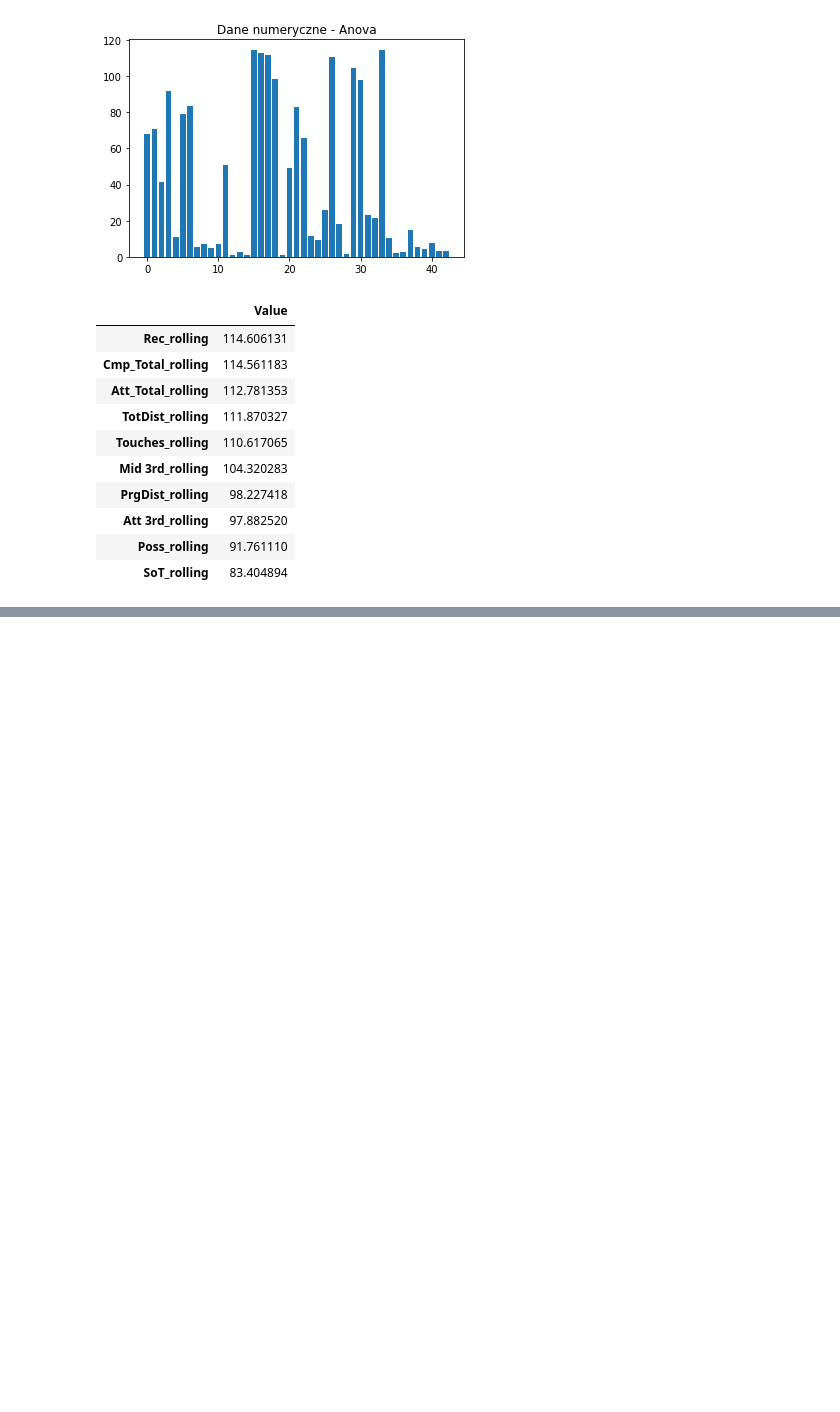
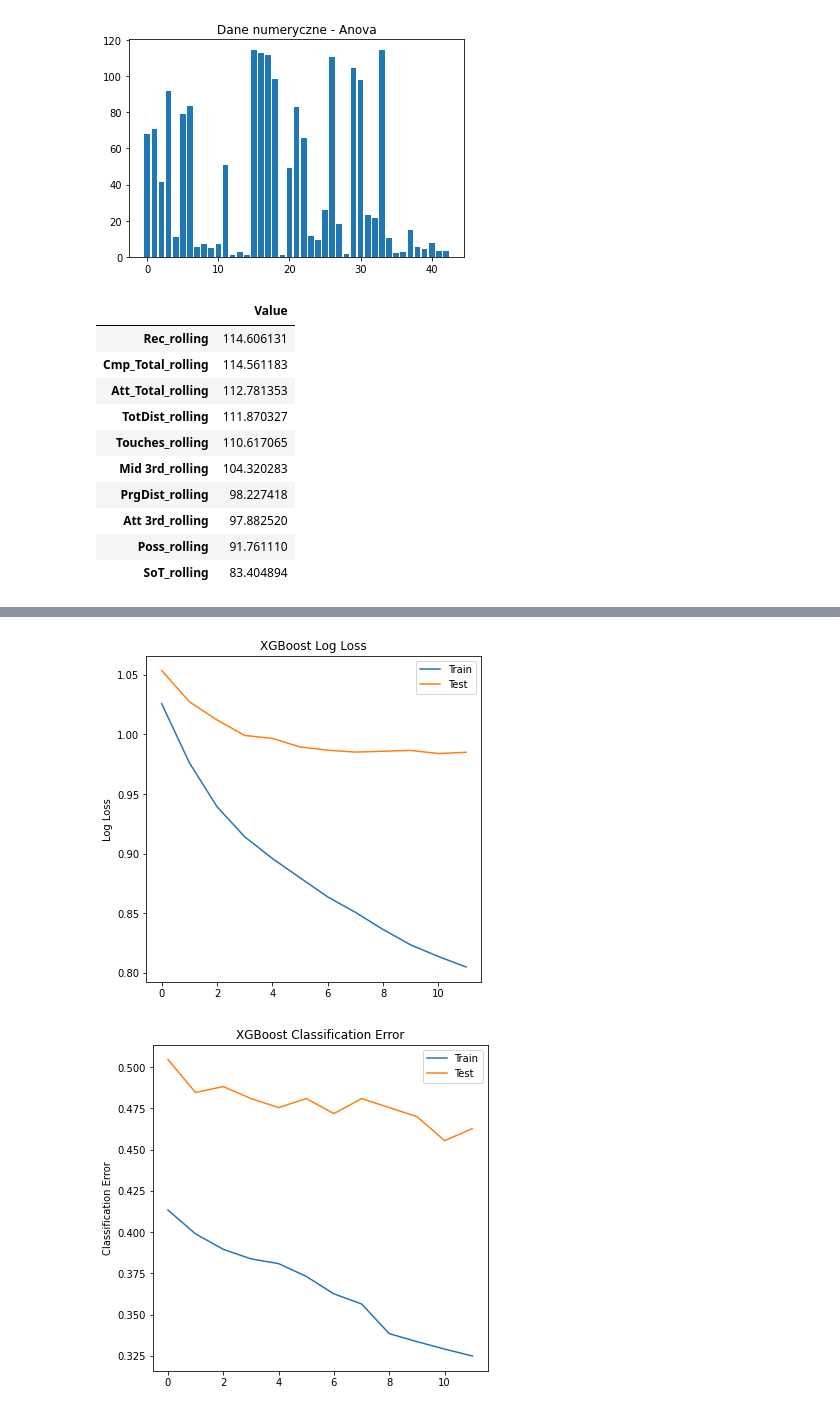
Before and after one commit to Wirus3k/Football_Predictions, a Jupyter notebook: Data Scraping/PremierLeague/EPL_Machine_Learning.ipynb, the cells around one changed output, grey strips where cells are left out. Cells and saved outputs as stored; diff of their text form; code cells hidden in the pictures; blank space fills up the shorter version.

```diff
--- a/Data Scraping/PremierLeague/EPL_Machine_Learning.ipynb
+++ b/Data Scraping/PremierLeague/EPL_Machine_Learning.ipynb
@@ -492,0 +463,7 @@ models
+# %%
+xgb_model = xgb.XGBClassifier(objective='multi:softmax',
+                            num_class=3,
+                            missing=1,
+                            eval_metric=['merror','mlogloss'],
+                            seed=42,
+                            n_estimators=12)
@@ -492,0 +485,23 @@ models
+# %%
+fig, ax = pyplot.subplots(figsize=(6,6))
+ax.plot(x_axis, results['validation_0']['mlogloss'], label='Train')
+ax.plot(x_axis, results['validation_1']['mlogloss'], label='Test')
+ax.legend()
+
+pyplot.ylabel('Log Loss')
+pyplot.title('XGBoost Log Loss')
+pyplot.show()
+
+
+# plot classification error
+fig, ax = pyplot.subplots(figsize=(6,6))
+ax.plot(x_axis, results['validation_0']['merror'], label='Train')
+ax.plot(x_axis, results['validation_1']['merror'], label='Test')
+ax.legend()
+
+pyplot.ylabel('Classification Error')
+pyplot.title('XGBoost Classification Error')
+pyplot.show()
+# %% [output]
+[figure, added]
+[figure, added]
```
Also changed, not shown: parts of 19 cells of this notebook.
